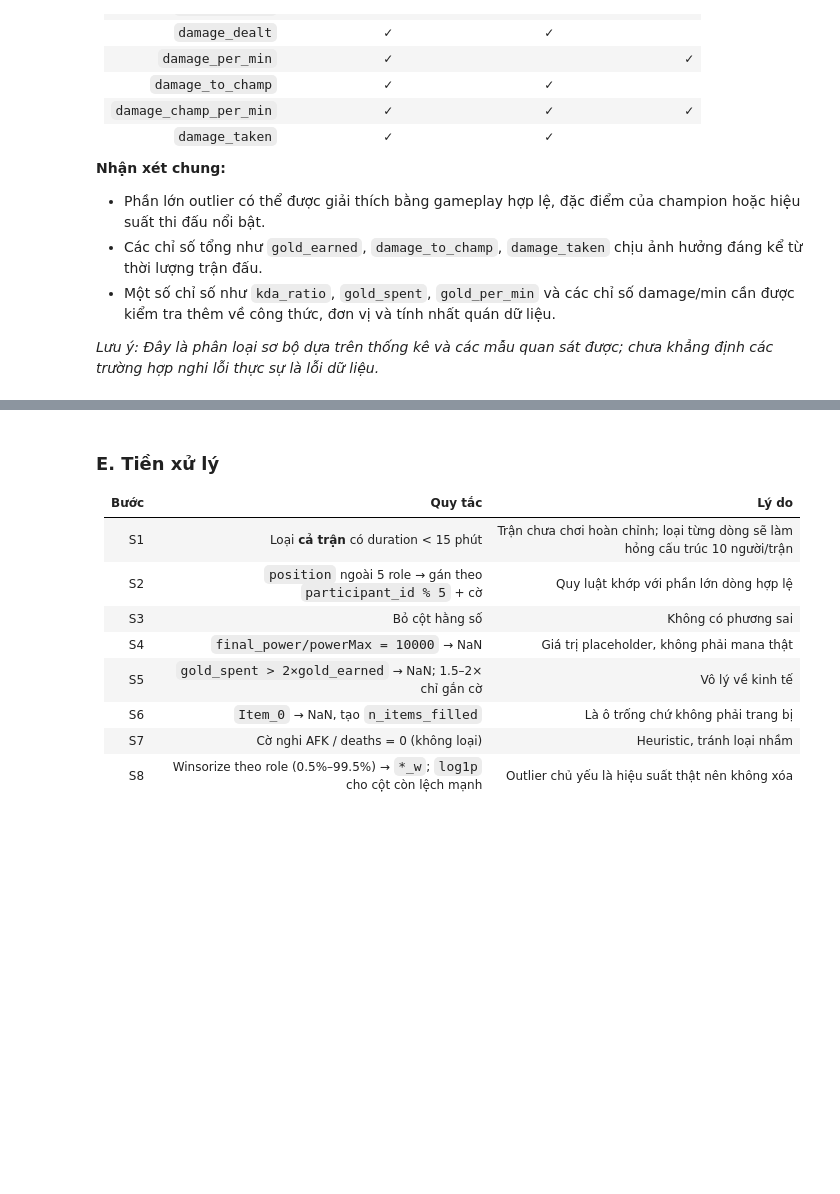
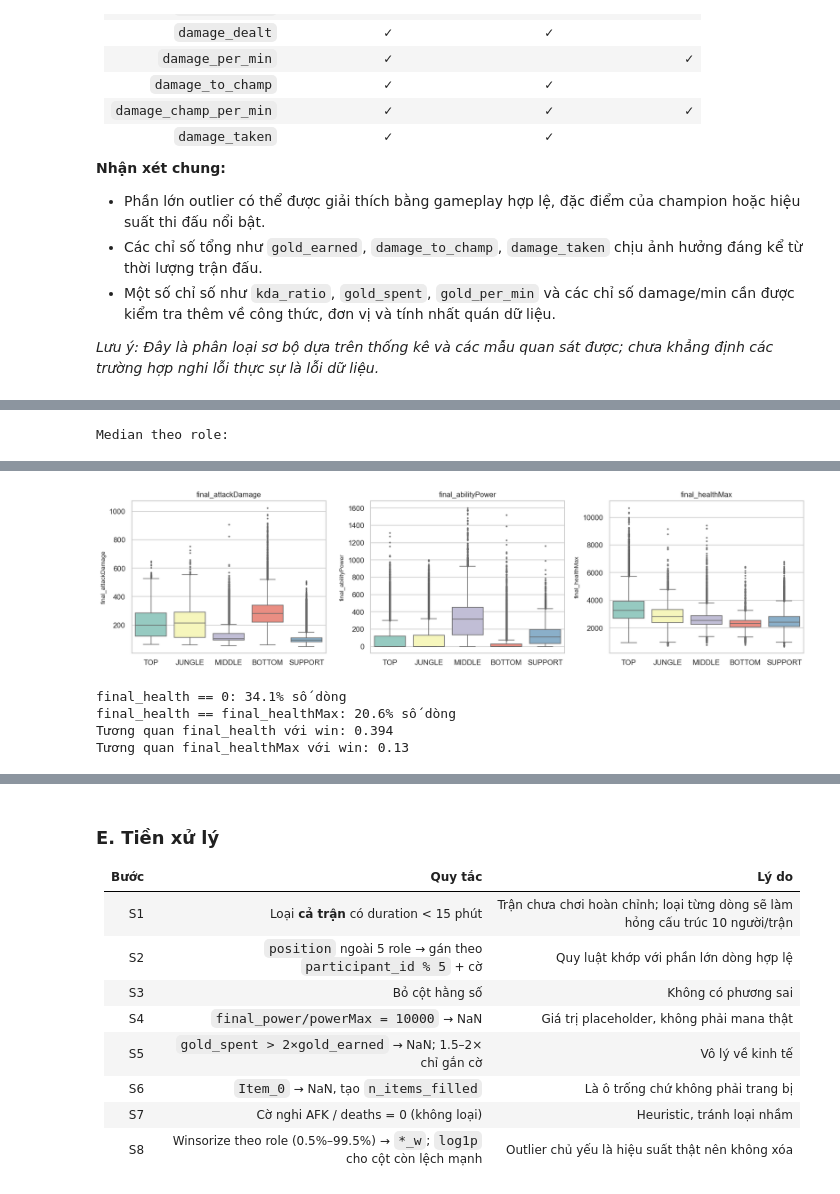
Before and after one commit to 24122014-nddat/OpenthedoorForDataScience, a Jupyter notebook: 01_numeric_exploration.ipynb, the cells around one changed output, grey strips where cells are left out. Saved outputs shown, nothing was run; the diff lists cells and outputs as text; code cells hidden in the pictures; blank space fills up the shorter version.

```diff
--- a/01_numeric_exploration.ipynb
+++ b/01_numeric_exploration.ipynb
@@ -558,0 +632,20 @@ Ta chia outlier thành 3 trường hợp:
+# %%
+# final_* theo role, và kiểm tra final_health
+FINAL_ROLE = ["final_attackDamage", "final_abilityPower", "final_armor", "final_healthMax", "final_movementSpeed"]
+print("Median theo role:")
+display(d_role.groupby("position")[FINAL_ROLE].median().loc[ROLE_ORDER])
+
+fig, axes = plt.subplots(1, 3, figsize=(15, 4))
+for ax, c in zip(axes, ["final_attackDamage", "final_abilityPower", "final_healthMax"]):
+    sns.boxplot(data=d_role, x="position", y=c, order=ROLE_ORDER, ax=ax, fliersize=1.5, palette="Set3")
+    ax.set_title(c)
+    ax.set_xlabel("")
+plt.tight_layout()
+plt.show()
+
+print("final_health == 0:", f"{(df.final_health == 0).mean():.1%} số dòng")
+print("final_health == final_healthMax:", f"{(df.final_health == df.final_healthMax).mean():.1%} số dòng")
+print("Tương quan final_health với win:", round(df["final_health"].corr(df["win"].astype(int)), 3))
+print("Tương quan final_healthMax với win:", round(df["final_healthMax"].corr(df["win"].astype(int)), 3))
+# %% [output]
+Median theo role:
@@ -558,0 +659,5 @@ Ta chia outlier thành 3 trường hợp:
+[figure, added]
+final_health == 0: 34.1% số dòng
+final_health == final_healthMax: 20.6% số dòng
+Tương quan final_health với win: 0.394
+Tương quan final_healthMax với win: 0.13
```
Also changed, not shown: parts of 6 cells of this notebook.
